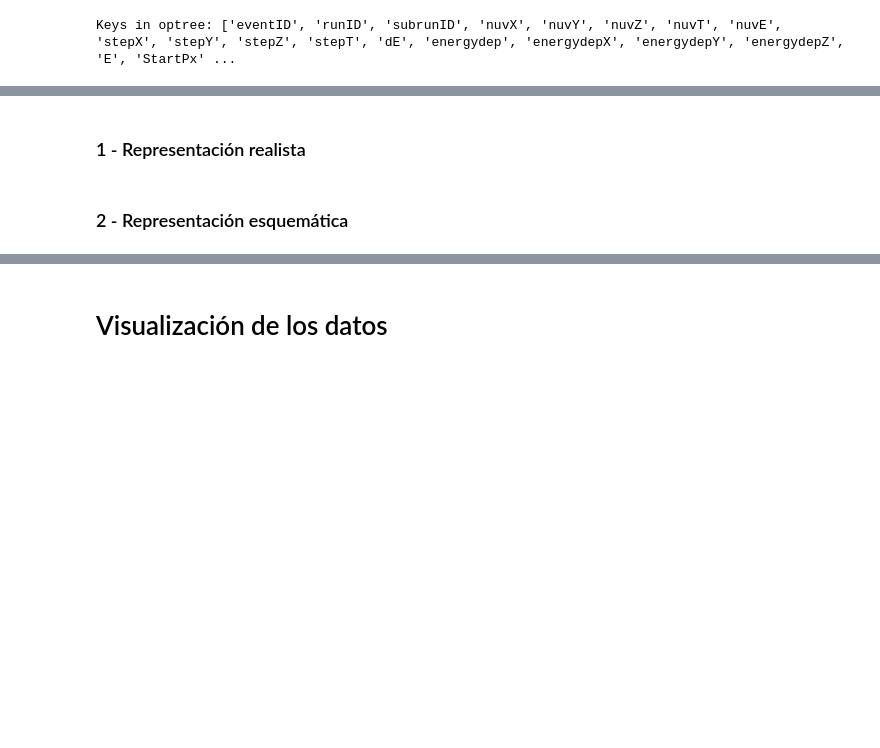
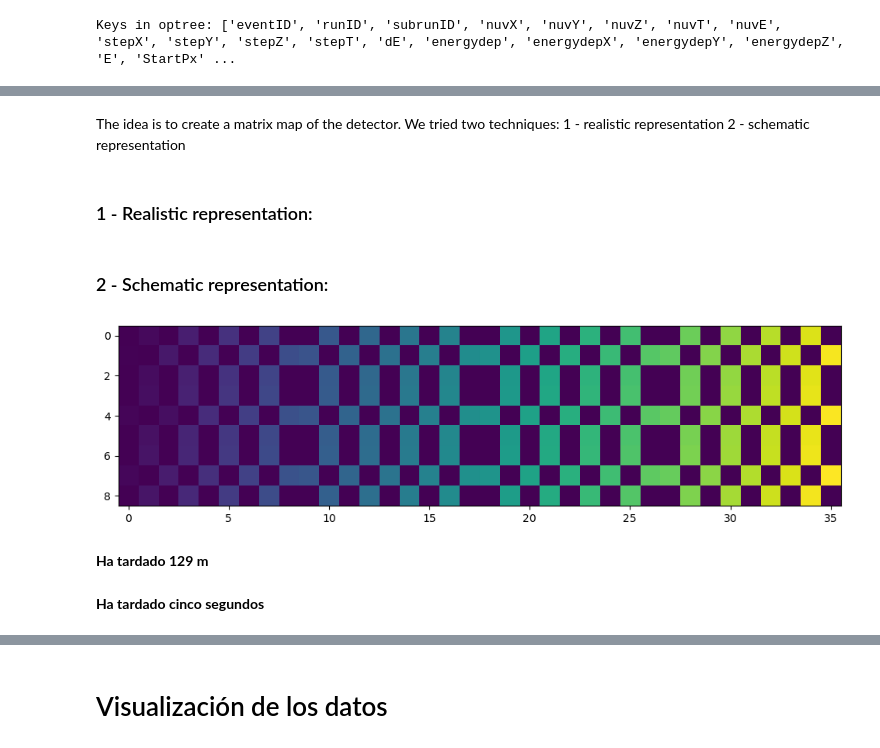
Before and after one commit to CIEMAT-Neutrino/AI_nuvT, a Jupyter notebook: nuvT_pred.ipynb, the cells around one changed output, grey strips where cells are left out. Saved outputs shown, nothing was run; the diff lists cells and outputs as text; code cells hidden in the pictures; blank space fills up the shorter version.

```diff
--- a/nuvT_pred.ipynb
+++ b/nuvT_pred.ipynb
@@ -84,5 +89,7 @@ Se trata de crear un mapa en matriz del detector. Probamos dos técnicas: 1 - re
+# %% [markdown]
+The idea is to create a matrix map of the detector. We tried two techniques: 1 - realistic representation 2 - schematic representation
 # %% [markdown]
-### 1 - Representación realista
+### 1 - Realistic representation:
 # %%
 
 def detector_matrix(data_dict, filter_labels, pixel):
@@ -157,9 +179,9 @@ np.savetxt('vis_map_max.csv', vis_map_max, fmt='%d', delimiter=',')
 vuv_map_max = np.row_stack((vuv_map_max, vuv_map_max + 1))
 np.savetxt('vuv_map_max.csv', vuv_map_max, fmt='%d', delimiter=',')
 # %% [markdown]
-### 2 - Representación esquemática
+### 2 - Schematic representation:
 # %%
-coated_pmt_map_minimum = np.array([[-2, 6, -2, -2, -2, -2, -2, 60, -2, -2, 84, -2, -2, -2, -2, -2, 138, -2, -2, 162, -2, -2, -2, -2, -2, 216, -2, -2, 240, -2, -2, -2, -2, -2, 294, -2],
+coated_pmt_map_min = np.array([[-2, 6, -2, -2, -2, -2, -2, 60, -2, -2, 84, -2, -2, -2, -2, -2, 138, -2, -2, 162, -2, -2, -2, -2, -2, 216, -2, -2, 240, -2, -2, -2, -2, -2, 294, -2],
                                    [-2, -2, -2, -2, -2, -2, -2, -2, -2, -2, -2, -2, -2, -2, -2, -2, -2, -2, -2, -2, -2, -2, -2, -2, -2, -2, -2, -2, -2, -2, -2, -2, -2, -2, -2, -2],
                                    [-2, 8, -2, -2, -2, -2, -2, 62, -2, -2, 86, -2, -2, -2, -2, -2, 140, -2, -2, 164, -2, -2, -2, -2, -2, 218, -2, -2, 242, -2, -2, -2, -2, -2, 296, -2],
                                    [-2, 10, -2, -2, -2, -2, -2, 64, -2, -2, 88, -2, -2, -2, -2, -2, 142, -2, -2, 166, -2, -2, -2, -2, -2, 220, -2, -2, 244, -2, -2, -2, -2, -2, 298, -2],
@@ -169,7 +191,7 @@ coated_pmt_map_minimum = np.array([[-2, 6, -2, -2, -2, -2, -2, 60, -2, -2, 84, -
                                    [-2, -2, -2, -2, -2, -2, -2, -2, -2, -2, -2, -2, -2, -2, -2, -2, -2, -2, -2, -2, -2, -2, -2, -2, -2, -2, -2, -2, -2, -2, -2, -2, -2, -2, -2, -2],
                                    [-2, 16, -2, -2, -2, -2, -2, 70, -2, -2, 94, -2, -2, -2, -2, -2, 148, -2, -2, 172, -2, -2, -2, -2, -2, 226, -2, -2, 250, -2, -2, -2, -2, -2, 304, -2]])
 
-uncoated_pmt_map_minimum = np.array([[-2, -2, -2, -2, -2, -2, -2, -2, -2, -2, -2, -2, -2, -2, -2, -2, -2, -2, -2, -2, -2, -2, -2, -2, -2, -2, -2, -2, -2, -2, -2, -2, -2, -2, -2, -2],
+uncoated_pmt_map_min = np.array([[-2, -2, -2, -2, -2, -2, -2, -2, -2, -2, -2, -2, -2, -2, -2, -2, -2, -2, -2, -2, -2, -2, -2, -2, -2, -2, -2, -2, -2, -2, -2, -2, -2, -2, -2, -2],
                                      [-2, -2, -2, -2, 36, -2, -2, -2, -2, -2, -2, -2, -2, 114, -2, -2, -2, -2, -2, -2, -2, -2, 192, -2, -2, -2, -2, -2, -2, -2, -2, 270, -2, -2, -2, -2],
                                      [-2, -2, -2, -2, -2, -2, -2, -2, -2, -2, -2, -2, -2, -2, -2, -2, -2, -2, -2, -2, -2, -2, -2, -2, -2, -2, -2, -2, -2, -2, -2, -2, -2, -2, -2, -2],
                                      [-2, -2, -2, -2, -2, -2, -2, -2, -2, -2, -2, -2, -2, -2, -2, -2, -2, -2, -2, -2, -2, -2, -2, -2, -2, -2, -2, -2, -2, -2, -2, -2, -2, -2, -2, -2],
@@ -179,7 +201,7 @@ uncoated_pmt_map_minimum = np.array([[-2, -2, -2, -2, -2, -2, -2, -2, -2, -2, -2
                                      [-2, -2, -2, -2, 40, -2, -2, -2, -2, -2, -2, -2, -2, 118, -2, -2, -2, -2, -2, -2, -2, -2, 196, -2, -2, -2, -2, -2, -2, -2, -2, 274, -2, -2, -2, -2],
                                      [-2, -2, -2, -2, -2, -2, -2, -2, -2, -2, -2, -2, -2, -2, -2, -2, -2, -2, -2, -2, -2, -2, -2, -2, -2, -2, -2, -2, -2, -2, -2, -2, -2, -2, -2, -2]])
 
-xarap_vuv_map_minimum = np.array([[-2, -2, -2, -2, -2, 42, -2, -2, -2, -2, -2, -2, -2, -2, 120, -2, -2, -2, -2, -2, -2, -2, -2, 198, -2, -2, -2, -2, -2, -2, -2, -2, 276, -2, -2, -2],
+xarap_vuv_map_min = np.array([[-2, -2, -2, -2, -2, 42, -2, -2, -2, -2, -2, -2, -2, -2, 120, -2, -2, -2, -2, -2, -2, -2, -2, 198, -2, -2, -2, -2, -2, -2, -2, -2, 276, -2, -2, -2],
                                   [-2, -2, 18, -2, -2, -2, -2, -2, 72, -2, -2, 96, -2, -2, -2, -2, -2, 150, -2, -2, 174, -2, -2, -2, -2, -2, 228, -2, -2, 252, -2, -2, -2, -2, -2, 306],
                                   [-2, -2, -2, -2, -2, 44, -2, -2, -2, -2, -2, -2, -2, -2, 122, -2, -2, -2, -2, -2, -2, -2, -2, 200, -2, -2, -2, -2, -2, -2, -2, -2, 278, -2, -2, -2],
                                   [-2, -2, -2, -2, -2, 46, -2, -2, -2, -2, -2, -2, -2, -2, 124, -2, -2, -2, -2, -2, -2, -2, -2, 202, -2, -2, -2, -2, -2, -2, -2, -2, 280, -2, -2, -2],
@@ -189,7 +211,7 @@ xarap_vuv_map_minimum = np.array([[-2, -2, -2, -2, -2, 42, -2, -2, -2, -2, -2, -
                                   [-2, -2, 22, -2, -2, -2, -2, -2, 76, -2, -2, 100, -2, -2, -2, -2, -2, 154, -2, -2, 178, -2, -2, -2, -2, -2, 232, -2, -2, 256, -2, -2, -2, -2, -2, 310],
                                   [-2, -2, -2, -2, -2, 52, -2, -2, -2, -2, -2, -2, -2, -2, 130, -2, -2, -2, -2, -2, -2, -2, -2, 208, -2, -2, -2, -2, -2, -2, -2, -2, 286, -2, -2, -2]])
 
-xarap_vis_map_minimum = np.array([[-2, -2, -2, 24, -2, -2, -2, -2, -2, -2, -2, -2, 102, -2, -2, -2, -2, -2, -2, -2, -2, 180, -2, -2, -2, -2, -2, -2, -2, -2, 258, -2, -2, -2, -2, -2],
+xarap_vis_map_min = np.array([[-2, -2, -2, 24, -2, -2, -2, -2, -2, -2, -2, -2, 102, -2, -2, -2, -2, -2, -2, -2, -2, 180, -2, -2, -2, -2, -2, -2, -2, -2, 258, -2, -2, -2, -2, -2],
                                   [0, -2, -2, -2, -2, -2, 54, -2, -2, 78, -2, -2, -2, -2, -2, 132, -2, -2, 156, -2, -2, -2, -2, -2, 210, -2, -2, 234, -2, -2, -2, -2, -2, 288, -2, -2],
                                   [-2, -2, -2, 26, -2, -2, -2, -2, -2, -2, -2, -2, 104, -2, -2, -2, -2, -2, -2, -2, -2, 182, -2, -2, -2, -2, -2, -2, -2, -2, 260, -2, -2, -2, -2, -2],
                                   [-2, -2, -2, 28, -2, -2, -2, -2, -2, -2, -2, -2, 106, -2, -2, -2, -2, -2, -2, -2, -2, 184, -2, -2, -2, -2, -2, -2, -2, -2, 262, -2, -2, -2, -2, -2],
@@ -198,30 +220,36 @@ xarap_vis_map_minimum = np.array([[-2, -2, -2, 24, -2, -2, -2, -2, -2, -2, -2, -
                                   [-2, -2, -2, 32, -2, -2, -2, -2, -2, -2, -2, -2, 110, -2, -2, -2, -2, -2, -2, -2, -2, 188, -2, -2, -2, -2, -2, -2, -2, -2, 266, -2, -2, -2, -2, -2],
                                   [4, -2, -2, -2, -2, -2, 58, -2, -2, 82, -2, -2, -2, -2, -2, 136, -2, -2, 160, -2, -2, -2, -2, -2, 214, -2, -2, 238, -2, -2, -2, -2, -2, 292, -2, -2],
                                   [-2, -2, -2, 34, -2, -2, -2, -2, -2, -2, -2, -2, 112, -2, -2, -2, -2, -2, -2, -2, -2, 190, -2, -2, -2, -2, -2, -2, -2, -2, 268, -2, -2, -2, -2, -2]])
 
 vuv_map_min = np.array([[-2, 6, -2, -2, -2, 42, -2, 60, -2, -2, 84, -2, -2, -2, 120, -2, 138, -2, -2, 162, -2, -2, -2, 198, -2, 216, -2, -2, 240, -2, -2, -2, 276, -2, 294, -2],
                         [-2, -2, 18, -2, -2, -2, -2, -2, 72, -2, -2, 96, -2, -2, -2, -2, -2, 150, -2, -2, 174, -2, -2, -2, -2, -2, 228, -2, -2, 252, -2, -2, -2, -2, -2, 306],
                         [-2, 8, -2, -2, -2, 44, -2, 62, -2, -2, 86, -2, -2, -2, 122, -2, 140, -2, -2, 164, -2, -2, -2, 200, -2, 218, -2, -2, 242, -2, -2, -2, 278, -2, 296, -2],
                         [-2, 10, -2, -2, -2, 46, -2, 64, -2, -2, 88, -2, -2, -2, 124, -2, 142, -2, -2, 166, -2, -2, -2, 202, -2, 220, -2, -2, 244, -2, -2, -2, 280, -2, 298, -2],
                         [-2, -2, 10, -2, -2, -2, -2, -2, 74, -2, -2, 98, -2, -2, -2, -2, -2, 152, -2, -2, 176, -2, -2, -2, -2, -2, 230, -2, -2, 254, -2, -2, -2, -2, -2, 308],
                         [-2, 12, -2, -2, -2, 48, -2, 66, -2, -2, 90, -2, -2, -2, 126, -2, 144, -2, -2, 168, -2, -2, -2, 204, -2, 222, -2, -2, 246, -2, -2, -2, 282, -2, 300, -2],
                         [-2, 14, -2, -2, -2, 50, -2, 68, -2, -2, 92, -2, -2, -2, 128, -2, 146, -2, -2, 170, -2, -2, -2, 206, -2, 224, -2, -2, 248, -2, -2, -2, 284, -2, 302, -2],
                         [-2, -2, 22, -2, -2, -2, -2, -2, 76, -2, -2, 100, -2, -2, -2, -2, -2, 154, -2, -2, 178, -2, -2, -2, -2, -2, 232, -2, -2, 256, -2, -2, -2, -2, -2, 310],
                         [-2, 16, -2, -2, -2, 52, -2, 70, -2, -2, 94, -2, -2, -2, 130, -2, 148, -2, -2, 172, -2, -2, -2, 208, -2, 226, -2, -2, 250, -2, -2, -2, 286, -2, 304, -2]])
 
 vis_map_min =np.array([[-2, 6, -2, 24, -2, -2, -2, 60, -2, -2, 84, -2, 102, -2, -2, -2, 138, -2, -2, 162, -2, 180, -2, -2, -2, 216, -2, -2, 240, -2, 258, -2, -2, -2, 294, -2],
                        [0, -2, -2, -2, 36, -2, 54, -2, -2, 78, -2, -2, -2, 114, -2, 132, -2, -2, 156, -2, -2, -2, 192, -2, 210, -2, -2, 234, -2, -2, -2, 270, -2, 288, -2, -2],
                        [-2, 8, -2, 26, -2, -2, -2, 62, -2, -2, 86, -2, 104, -2, -2, -2, 140, -2, -2, 164, -2, 182, -2, -2, -2, 218, -2, -2, 242, -2, 260, -2, -2, -2, 296, -2],
                        [-2, 10, -2, 28, -2, -2, -2, 64, -2, -2, 88, -2, 106, -2, -2, -2, 142, -2, -2, 166, -2, 184, -2, -2, -2, 220, -2, -2, 244, -2, 262, -2, -2, -2, 298, -2],
                        [2, -2, -2, -2, 38, -2, 56, -2, -2, 80, -2, -2, -2, 116, -2, 134, -2, -2, 158, -2, -2, -2, 194, -2, 212, -2, -2, 236, -2, -2, -2, 272, -2, 290, -2, -2],
                        [-2, 12, -2, 30, -2, -2, -2, 66, -2, -2, 90, -2, 108, -2, -2, -2, 144, -2, -2, 168, -2, 186, -2, -2, -2, 222, -2, -2, 246, -2, 264, -2, -2, -2, 300, -2],
                        [-2, 14, -2, 32, -2, -2, -2, 68, -2, -2, 92, -2, 110, -2, -2, -2, 146, -2, -2, 170, -2, 188, -2, -2, -2, 224, -2, -2, 248, -2, 266, -2, -2, -2, 302, -2],
                        [4, -2, -2, -2, 40, -2, 58, -2, -2, 82, -2, -2, -2, 118, -2, 136, -2, -2, 160, -2, -2, -2, 196, -2, 214, -2, -2, 238, -2, -2, -2, 274, -2, 292, -2, -2],
                        [-2, 16, -2, 34, -2, -2, -2, 70, -2, -2, 94, -2, 112, -2, -2, -2, 148, -2, -2, 172, -2, 190, -2, -2, -2, 226, -2, -2, 250, -2, 268, -2, -2, -2, 304, -2]])
 
+total = coated_pmt_map_min +uncoated_pmt_map_min +xarap_vuv_map_min +xarap_vis_map_min
+
+plt.figure(figsize=(12, 12))
+plt.imshow(total, cmap='viridis', interpolation='none')
 
 # Save the matrices to a CSV file
 vis_map_min = np.row_stack((vis_map_min,vis_map_min+1))
 np.savetxt('vis_map_min.csv', vis_map_min, fmt='%d', delimiter=',')
 vuv_map_min = np.row_stack((vuv_map_min,vuv_map_min+1))
 np.savetxt('vuv_map_min.csv', vuv_map_min, fmt='%d', delimiter=',')
+# %% [output]
+[figure, added]
@@ -249,3 +256,5 @@ hit_t_shifted_filtered = [subarray for i, subarray in enumerate(hit_t_shifted) i
+# %% [markdown]
+**Ha tardado 129 m**
 # %%
 n_eventos = len(hit_ch)
 n_canales = 312
@@ -260,3 +269,5 @@ for i in range(n_eventos):
     for k, l, t in zip(hit_PE[i][j], hit_ch[i][j], hit_t[i][j]):
       fotoelectrones[i][l] += k
       tiempos[i][l] += k*t # Ponderamos usando como pesos las cargas
+# %% [markdown]
+**Ha tardado cinco segundos**
```
Also changed, not shown: parts of 39 cells of this notebook.
